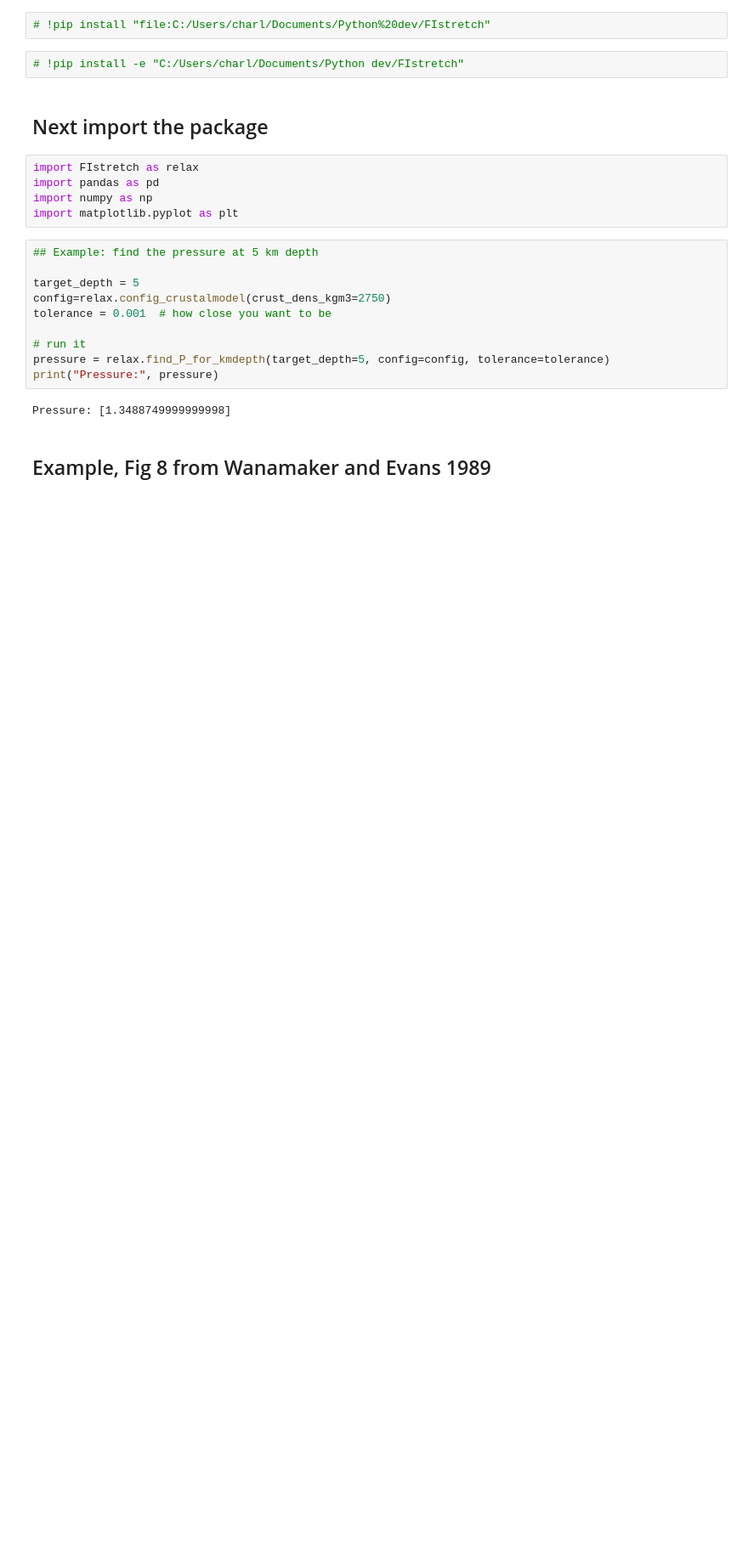
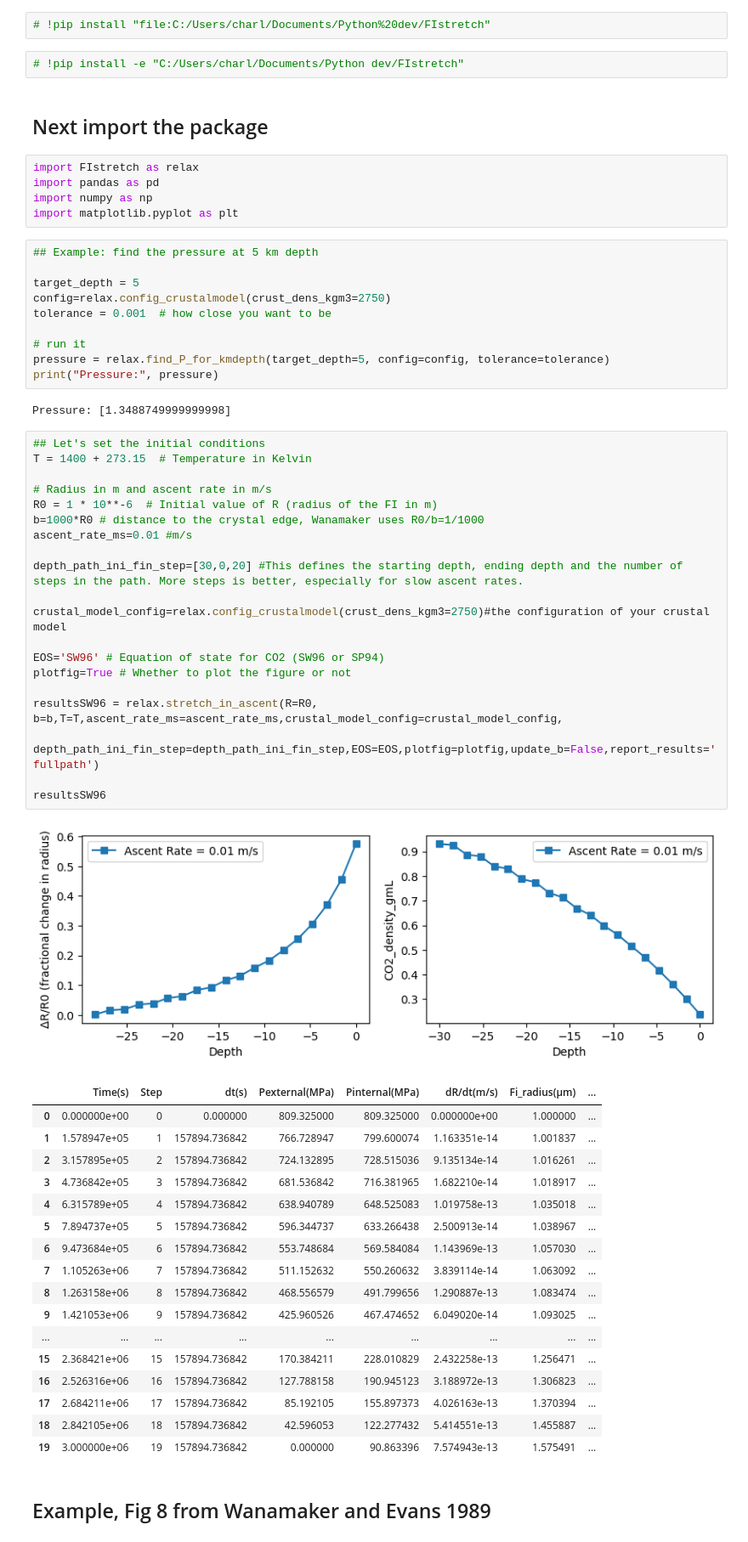
Before and after one commit to cljdevitre/FIstretch, a Jupyter notebook: docs/Wanamaker_model_example.ipynb, the cells around one changed output. Shown at 85% size. Cells and saved outputs as stored; diff of their text form; blank space fills up the shorter version.

```diff
--- a/docs/Wanamaker_model_example.ipynb
+++ b/docs/Wanamaker_model_example.ipynb
@@ -24,6 +24,45 @@ pressure = relax.find_P_for_kmdepth(target_depth=5, config=config, tolerance=tol
 print("Pressure:", pressure)
 # %% [output]
 Pressure: [1.3488749999999998]
+# %%
+## Let's set the initial conditions
+T = 1400 + 273.15  # Temperature in Kelvin
+
+# Radius in m and ascent rate in m/s
+R0 = 1 * 10**-6  # Initial value of R (radius of the FI in m)
+b=1000*R0 # distance to the crystal edge, Wanamaker uses R0/b=1/1000
+ascent_rate_ms=0.01 #m/s
+
+depth_path_ini_fin_step=[30,0,20] #This defines the starting depth, ending depth and the number of steps in the path. More steps is better, especially for slow ascent rates.
+
+crustal_model_config=relax.config_crustalmodel(crust_dens_kgm3=2750)#the configuration of your crustal model
+
+EOS='SW96' # Equation of state for CO2 (SW96 or SP94)
+plotfig=True # Whether to plot the figure or not
+
+resultsSW96 = relax.stretch_in_ascent(R=R0, b=b,T=T,ascent_rate_ms=ascent_rate_ms,crustal_model_config=crustal_model_config,
+                                                 depth_path_ini_fin_step=depth_path_ini_fin_step,EOS=EOS,plotfig=plotfig,update_b=False,report_results='fullpath')
+
+resultsSW96
+# %% [output]
+[figure, added]
+|  | Time(s) | Step | dt(s) | Pexternal(MPa) | Pinternal(MPa) | dR/dt(m/s) | Fi_radius(μm) | ... |
+| 0 | 0.000000e+00 | 0 | 0.000000 | 809.325000 | 809.325000 | 0.000000e+00 | 1.000000 | ... |
+| 1 | 1.578947e+05 | 1 | 157894.736842 | 766.728947 | 799.600074 | 1.163351e-14 | 1.001837 | ... |
+| 2 | 3.157895e+05 | 2 | 157894.736842 | 724.132895 | 728.515036 | 9.135134e-14 | 1.016261 | ... |
+| 3 | 4.736842e+05 | 3 | 157894.736842 | 681.536842 | 716.381965 | 1.682210e-14 | 1.018917 | ... |
+| 4 | 6.315789e+05 | 4 | 157894.736842 | 638.940789 | 648.525083 | 1.019758e-13 | 1.035018 | ... |
+| 5 | 7.894737e+05 | 5 | 157894.736842 | 596.344737 | 633.266438 | 2.500913e-14 | 1.038967 | ... |
+| 6 | 9.473684e+05 | 6 | 157894.736842 | 553.748684 | 569.584084 | 1.143969e-13 | 1.057030 | ... |
+| 7 | 1.105263e+06 | 7 | 157894.736842 | 511.152632 | 550.260632 | 3.839114e-14 | 1.063092 | ... |
+| 8 | 1.263158e+06 | 8 | 157894.736842 | 468.556579 | 491.799656 | 1.290887e-13 | 1.083474 | ... |
+| 9 | 1.421053e+06 | 9 | 157894.736842 | 425.960526 | 467.474652 | 6.049020e-14 | 1.093025 | ... |
+| ... | ... | ... | ... | ... | ... | ... | ... | ... |
+| 15 | 2.368421e+06 | 15 | 157894.736842 | 170.384211 | 228.010829 | 2.432258e-13 | 1.256471 | ... |
+| 16 | 2.526316e+06 | 16 | 157894.736842 | 127.788158 | 190.945123 | 3.188972e-13 | 1.306823 | ... |
+| 17 | 2.684211e+06 | 17 | 157894.736842 | 85.192105 | 155.897373 | 4.026163e-13 | 1.370394 | ... |
+| 18 | 2.842105e+06 | 18 | 157894.736842 | 42.596053 | 122.277432 | 5.414551e-13 | 1.455887 | ... |
+| 19 | 3.000000e+06 | 19 | 157894.736842 | 0.000000 | 90.863396 | 7.574943e-13 | 1.575491 | ... |
 # %% [markdown]
 ## Example, Fig 8 from Wanamaker and Evans 1989
 # %%
```
Also changed, not shown: parts of 11 cells of this notebook, 3 other files.
